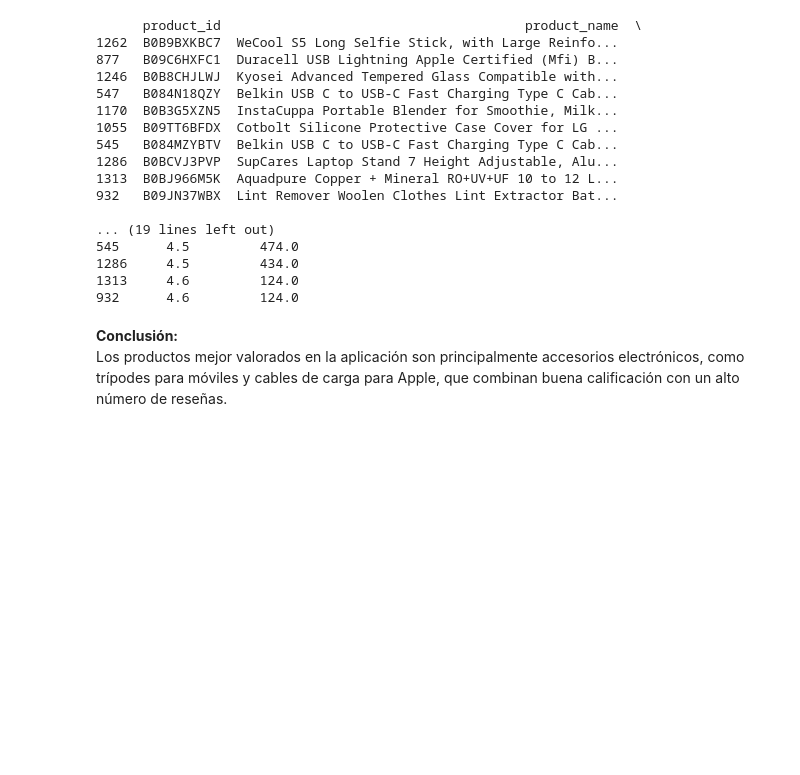
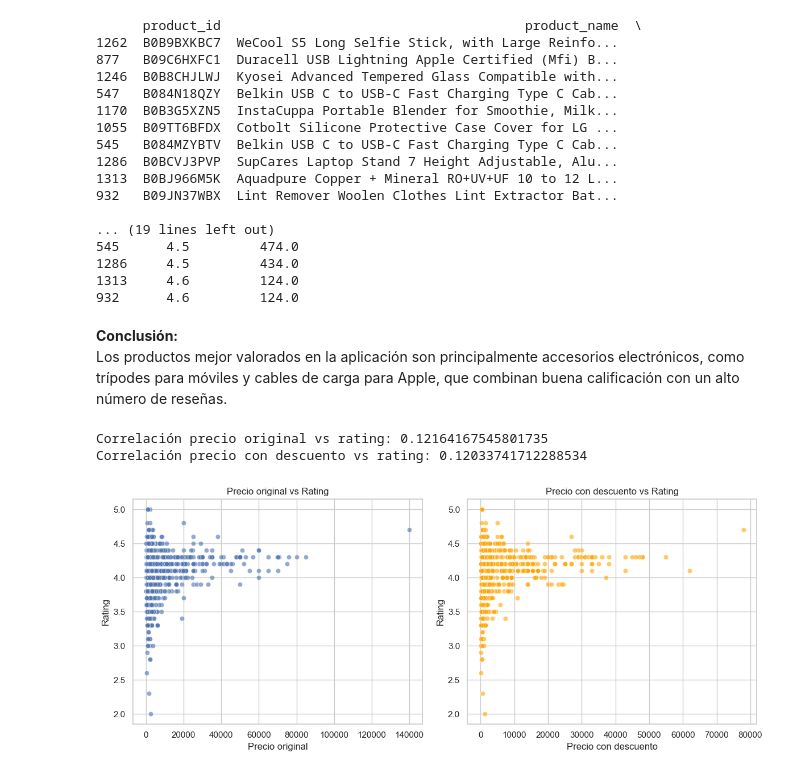
Before and after one commit to NHByte/amazon-analysis, a Jupyter notebook: notebooks/amazon-title.ipynb, the cells around one changed output. Saved outputs shown, nothing was run; the diff lists cells and outputs as text; code cells hidden in the pictures; blank space fills up the shorter version.

Commit message:
Añadir análisis de precio vs. calificación y gráficos

```diff
--- a/notebooks/amazon-title.ipynb
+++ b/notebooks/amazon-title.ipynb
@@ -162,3 +162,34 @@ print(top_products_unique)
 # %% [markdown]
 **Conclusión:**
 Los productos mejor valorados en la aplicación son principalmente accesorios electrónicos, como trípodes para móviles y cables de carga para Apple, que combinan buena calificación con un alto número de reseñas.
+# %%
+# Relación entre precio y rating
+# Correlación entre precio original y rating
+corr_actual = df['actual_price'].corr(df['rating'])
+# Correlación entre precio con descuento y rating
+corr_discounted = df['discounted_price'].corr(df['rating'])
+
+print("Correlación precio original vs rating:", corr_actual)
+print("Correlación precio con descuento vs rating:", corr_discounted)
+
+plt.figure(figsize=(12,5))
+# Precio original vs rating
+plt.subplot(1,2,1)
+sns.scatterplot(data=df, x='actual_price', y='rating', alpha=0.6)
+plt.title('Precio original vs Rating')
+plt.xlabel('Precio original')
+plt.ylabel('Rating')
+
+# Precio con descuento vs rating
+plt.subplot(1,2,2)
+sns.scatterplot(data=df, x='discounted_price', y='rating', alpha=0.6, color='orange')
+plt.title('Precio con descuento vs Rating')
+plt.xlabel('Precio con descuento')
+plt.ylabel('Rating')
+
+plt.tight_layout()
+plt.show()
+# %% [output]
+Correlación precio original vs rating: 0.12164167545801735
+Correlación precio con descuento vs rating: 0.12033741712288534
+[figure, added]
```
